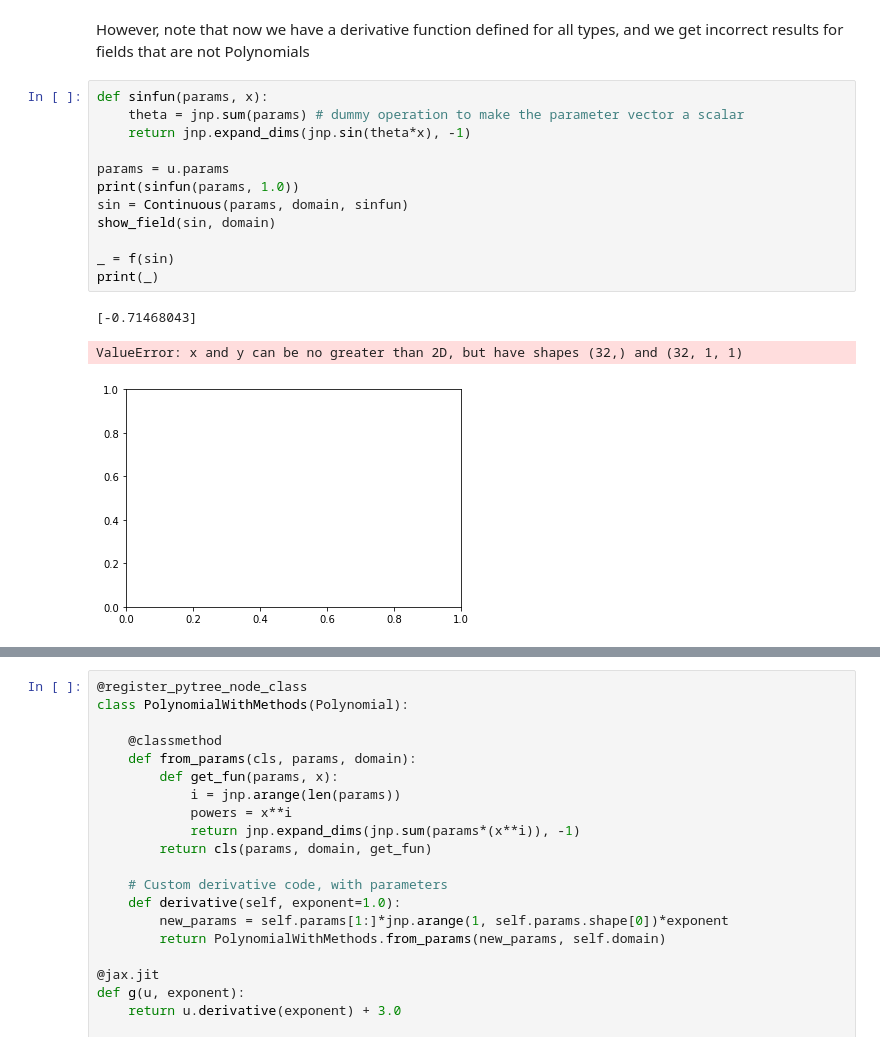
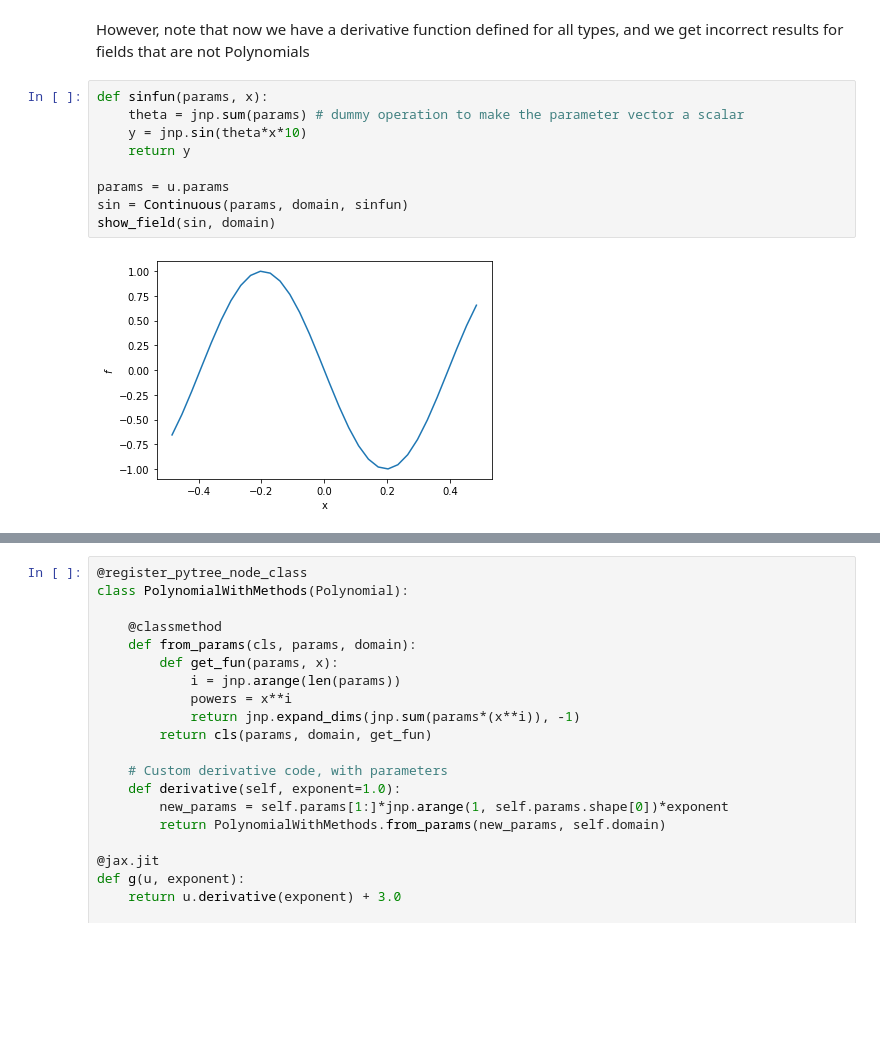
Before and after one commit to ucl-bug/jaxdf, a Jupyter notebook: docs/notebooks/api_discretization.ipynb, the cells around one changed output, grey strips where cells are left out. Saved outputs shown, nothing was run; the diff lists cells and outputs as text; blank space fills up the shorter version.

```diff
--- a/docs/notebooks/api_discretization.ipynb
+++ b/docs/notebooks/api_discretization.ipynb
@@ -150,22 +153,17 @@ print(_)
 [0.4900893]
 # %% [markdown]
 However, note that now we have a derivative function defined for all types, and we get incorrect results for fields that are not Polynomials
-# %%
-def sinfun(params, x):
-    theta = jnp.sum(params) # dummy operation to make the parameter vector a scalar
-    return jnp.expand_dims(jnp.sin(theta*x), -1)
-
-params = u.params
-print(sinfun(params, 1.0))
-sin = Continuous(params, domain, sinfun)
-show_field(sin, domain)
-
-_ = f(sin)
-print(_)
-# %% [output]
-[-0.71468043]
-ValueError: x and y can be no greater than 2D, but have shapes (32,) and (32, 1, 1)
-[figure, removed]
+# %%
+def sinfun(params, x):
+    theta = jnp.sum(params) # dummy operation to make the parameter vector a scalar
+    y = jnp.sin(theta*x*10)
+    return y
+
+params = u.params
+sin = Continuous(params, domain, sinfun)
+show_field(sin, domain)
+# %% [output]
+[figure, added]
 # %%
 z = derivative(sin)
 show_field(z, domain)
```
Also changed, not shown: parts of 20 cells of this notebook, 6 other files.
